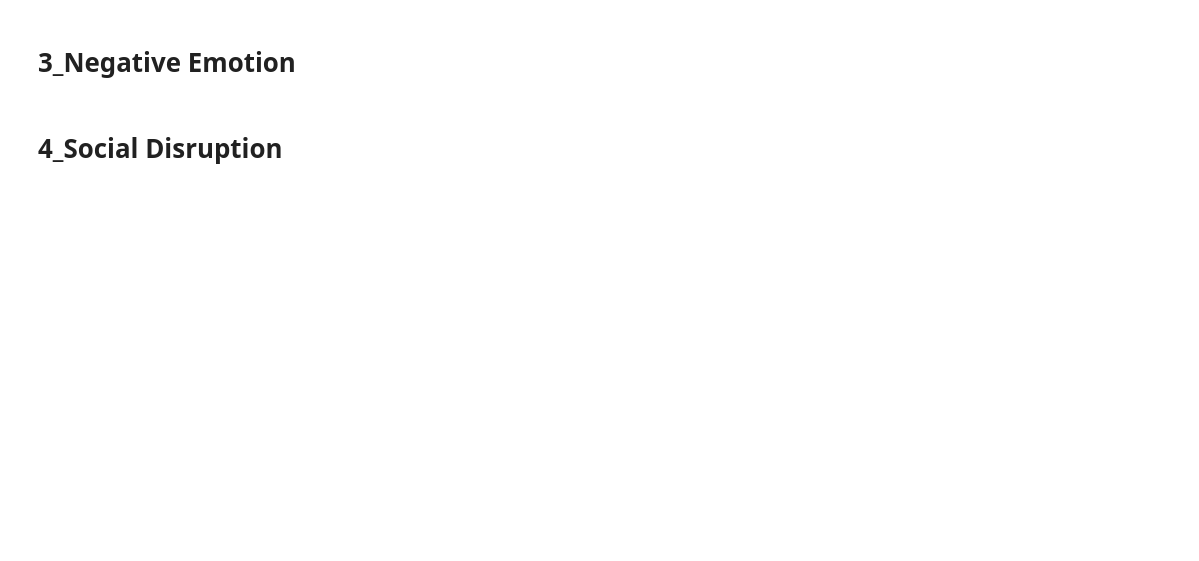
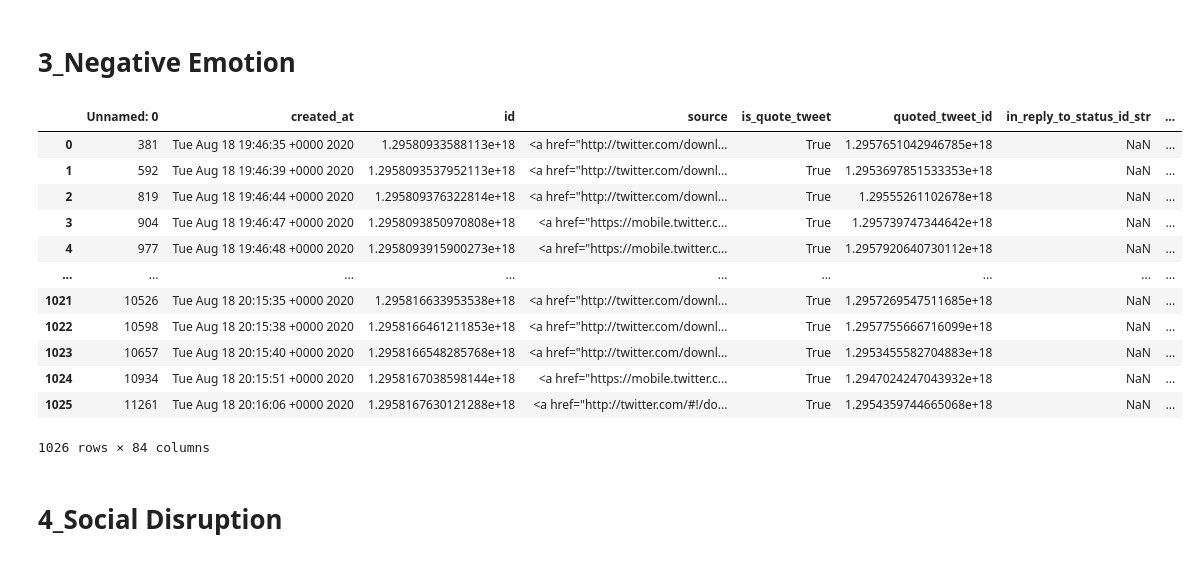
Before and after one commit to Manikya-Varshney/Twitter-Analysis, a Jupyter notebook: Latest/All_Facets_Match_V1.ipynb, the cells around one changed output. Saved outputs shown, nothing was run; the diff lists cells and outputs as text; code cells hidden in the pictures; blank space fills up the shorter version.

```diff
--- a/Latest/All_Facets_Match_V1.ipynb
+++ b/Latest/All_Facets_Match_V1.ipynb
@@ -224,7 +226,23 @@ interim_Ada = keep_only_highest(interim_Ada, 100, Facets.ADAPTATION)
 # 3_Negative Emotion
 # %%
 interim_Ne = data.apply(fuzzy_logic, axis = 1, args = (FINAL_COL_NAME, keywords_Ne, Facets.NEGATIVE_EMOTIONS))
-interim_Ne = keep_only_highest(interim_Ne, 100, Facets.NEGATIVE_EMOTIONS)
+interim_Ne_final = keep_only_highest(interim_Ne, 100, Facets.NEGATIVE_EMOTIONS)
+# %%
+interim_Ne_final
+# %% [output]
+|  | Unnamed: 0 | created_at | id | source | is_quote_tweet | quoted_tweet_id | in_reply_to_status_id_str | ... |
+| 0 | 381 | Tue Aug 18 19:46:35 +0000 2020 | 1.29580933588113e+18 | <a href="http://twitter.com/downl... | True | 1.2957651042946785e+18 | NaN | ... |
+| 1 | 592 | Tue Aug 18 19:46:39 +0000 2020 | 1.2958093537952113e+18 | <a href="http://twitter.com/downl... | True | 1.2953697851533353e+18 | NaN | ... |
+| 2 | 819 | Tue Aug 18 19:46:44 +0000 2020 | 1.295809376322814e+18 | <a href="http://twitter.com/downl... | True | 1.29555261102678e+18 | NaN | ... |
+| 3 | 904 | Tue Aug 18 19:46:47 +0000 2020 | 1.2958093850970808e+18 | <a href="https://mobile.twitter.c... | True | 1.295739747344642e+18 | NaN | ... |
+| 4 | 977 | Tue Aug 18 19:46:48 +0000 2020 | 1.2958093915900273e+18 | <a href="https://mobile.twitter.c... | True | 1.2957920640730112e+18 | NaN | ... |
+| ... | ... | ... | ... | ... | ... | ... | ... | ... |
+| 1021 | 10526 | Tue Aug 18 20:15:35 +0000 2020 | 1.295816633953538e+18 | <a href="http://twitter.com/downl... | True | 1.2957269547511685e+18 | NaN | ... |
+| 1022 | 10598 | Tue Aug 18 20:15:38 +0000 2020 | 1.2958166461211853e+18 | <a href="http://twitter.com/downl... | True | 1.2957755666716099e+18 | NaN | ... |
+| 1023 | 10657 | Tue Aug 18 20:15:40 +0000 2020 | 1.2958166548285768e+18 | <a href="http://twitter.com/downl... | True | 1.2953455582704883e+18 | NaN | ... |
+| 1024 | 10934 | Tue Aug 18 20:15:51 +0000 2020 | 1.2958167038598144e+18 | <a href="https://mobile.twitter.c... | True | 1.2947024247043932e+18 | NaN | ... |
+| 1025 | 11261 | Tue Aug 18 20:16:06 +0000 2020 | 1.2958167630121288e+18 | <a href="http://twitter.com/#!/do... | True | 1.2954359744665068e+18 | NaN | ... |
+1026 rows × 84 columns
 # %% [markdown]
 # 4_Social Disruption
 # %%
```
Also changed, not shown: parts of 20 cells of this notebook, 2 other files.
